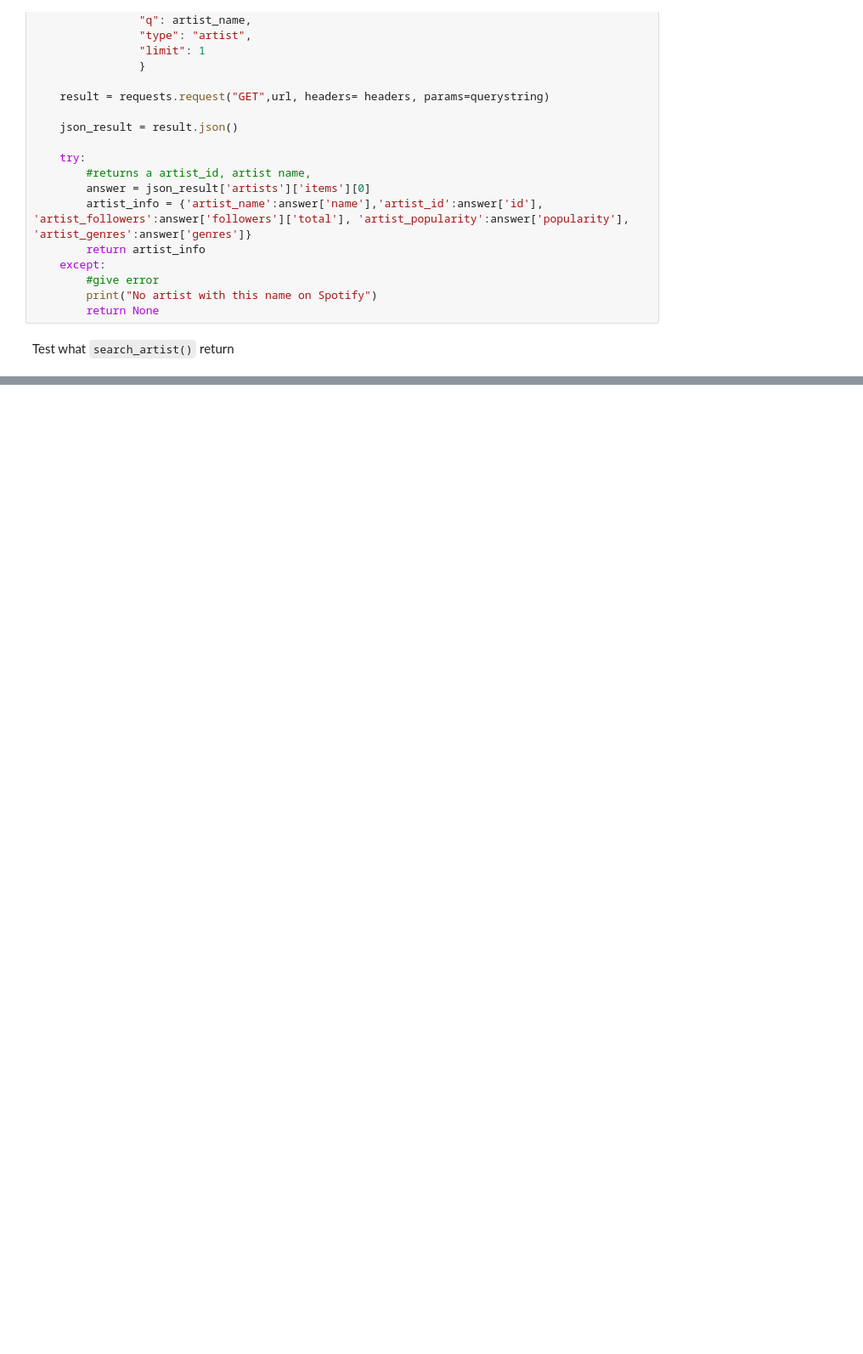
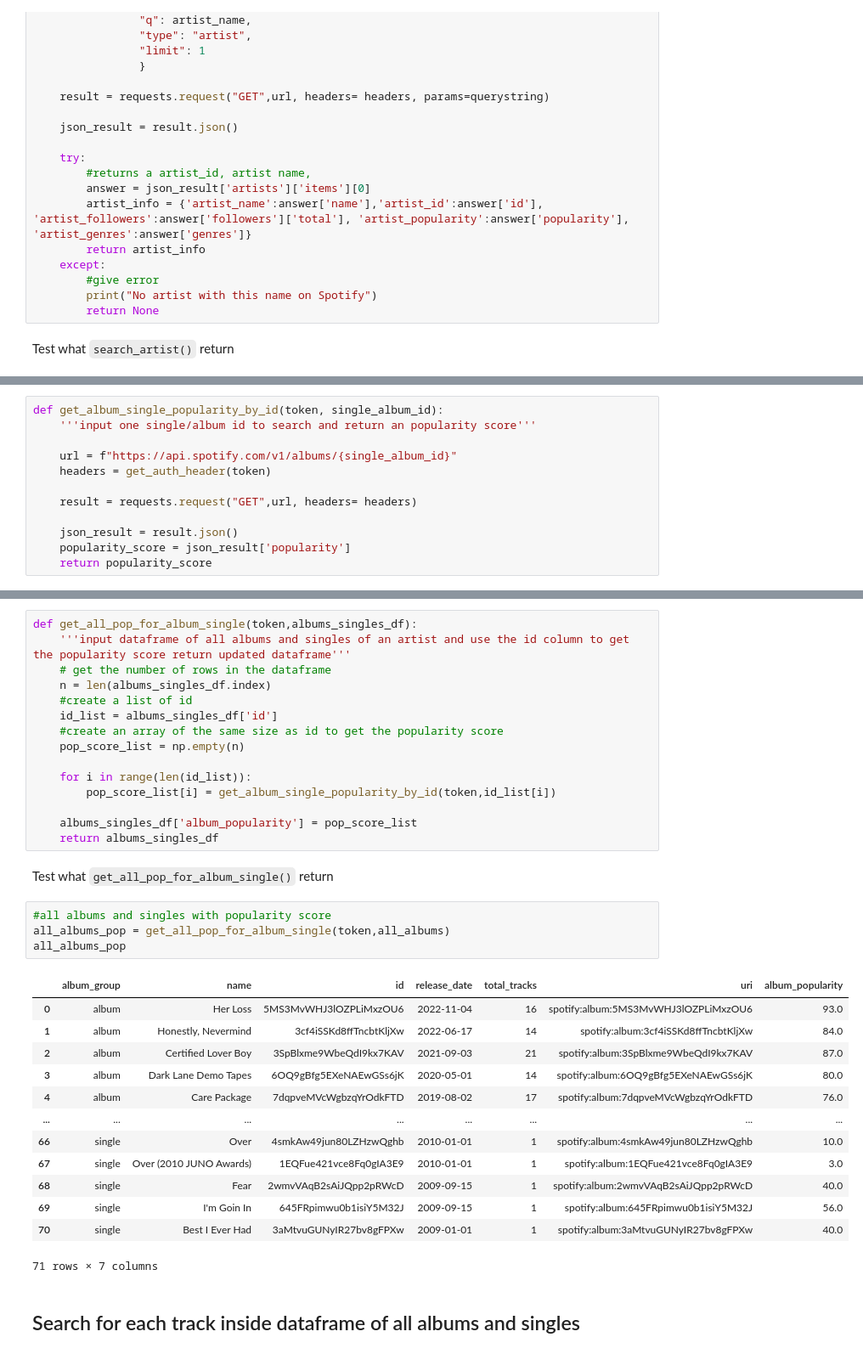
Before and after one commit to jttsai99/Spotify-PlayCounts, a Jupyter notebook: documented_requests_func.ipynb, the cells around one changed output, grey strips where cells are left out. Shown: that part at 85% size. Drawn from its saved outputs; the diff is of its cells as text; blank space fills up the shorter version.

```diff
--- a/documented_requests_func.ipynb
+++ b/documented_requests_func.ipynb
@@ -188,0 +200,12 @@ all_albums
+# %%
+def get_album_single_popularity_by_id(token, single_album_id):
+    '''input one single/album id to search and return an popularity score'''
+
+    url = f"https://api.spotify.com/v1/albums/{single_album_id}"
+    headers = get_auth_header(token)
+
+    result = requests.request("GET",url, headers= headers)
+
+    json_result = result.json()
+    popularity_score = json_result['popularity']
+    return popularity_score
@@ -188,0 +221,37 @@ all_albums
+# %%
+def get_all_pop_for_album_single(token,albums_singles_df):
+    '''input dataframe of all albums and singles of an artist and use the id column to get the popularity score return updated dataframe'''
+    # get the number of rows in the dataframe
+    n = len(albums_singles_df.index)
+    #create a list of id
+    id_list = albums_singles_df['id']
+    #create an array of the same size as id to get the popularity score
+    pop_score_list = np.empty(n)
+
+    for i in range(len(id_list)):
+        pop_score_list[i] = get_album_single_popularity_by_id(token,id_list[i])
+
+    albums_singles_df['album_popularity'] = pop_score_list
+    return albums_singles_df
+# %% [markdown]
+Test what `get_all_pop_for_album_single()` return
+# %%
+#all albums and singles with popularity score
+all_albums_pop = get_all_pop_for_album_single(token,all_albums)
+all_albums_pop
+# %% [output]
+|  | album_group | name | id | release_date | total_tracks | uri | album_popularity |
+| 0 | album | Her Loss | 5MS3MvWHJ3lOZPLiMxzOU6 | 2022-11-04 | 16 | spotify:album:5MS3MvWHJ3lOZPLiMxzOU6 | 93.0 |
+| 1 | album | Honestly, Nevermind | 3cf4iSSKd8ffTncbtKljXw | 2022-06-17 | 14 | spotify:album:3cf4iSSKd8ffTncbtKljXw | 84.0 |
+| 2 | album | Certified Lover Boy | 3SpBlxme9WbeQdI9kx7KAV | 2021-09-03 | 21 | spotify:album:3SpBlxme9WbeQdI9kx7KAV | 87.0 |
+| 3 | album | Dark Lane Demo Tapes | 6OQ9gBfg5EXeNAEwGSs6jK | 2020-05-01 | 14 | spotify:album:6OQ9gBfg5EXeNAEwGSs6jK | 80.0 |
+| 4 | album | Care Package | 7dqpveMVcWgbzqYrOdkFTD | 2019-08-02 | 17 | spotify:album:7dqpveMVcWgbzqYrOdkFTD | 76.0 |
+| ... | ... | ... | ... | ... | ... | ... | ... |
+| 66 | single | Over | 4smkAw49jun80LZHzwQghb | 2010-01-01 | 1 | spotify:album:4smkAw49jun80LZHzwQghb | 10.0 |
+| 67 | single | Over (2010 JUNO Awards) | 1EQFue421vce8Fq0gIA3E9 | 2010-01-01 | 1 | spotify:album:1EQFue421vce8Fq0gIA3E9 | 3.0 |
+| 68 | single | Fear | 2wmvVAqB2sAiJQpp2pRWcD | 2009-09-15 | 1 | spotify:album:2wmvVAqB2sAiJQpp2pRWcD | 40.0 |
+| 69 | single | I'm Goin In | 645FRpimwu0b1isiY5M32J | 2009-09-15 | 1 | spotify:album:645FRpimwu0b1isiY5M32J | 56.0 |
+| 70 | single | Best I Ever Had | 3aMtvuGUNyIR27bv8gFPXw | 2009-01-01 | 1 | spotify:album:3aMtvuGUNyIR27bv8gFPXw | 40.0 |
+71 rows × 7 columns
+# %% [markdown]
+## Search for each track inside dataframe of all albums and singles
```
Also changed, not shown: parts of 30 cells of this notebook.
